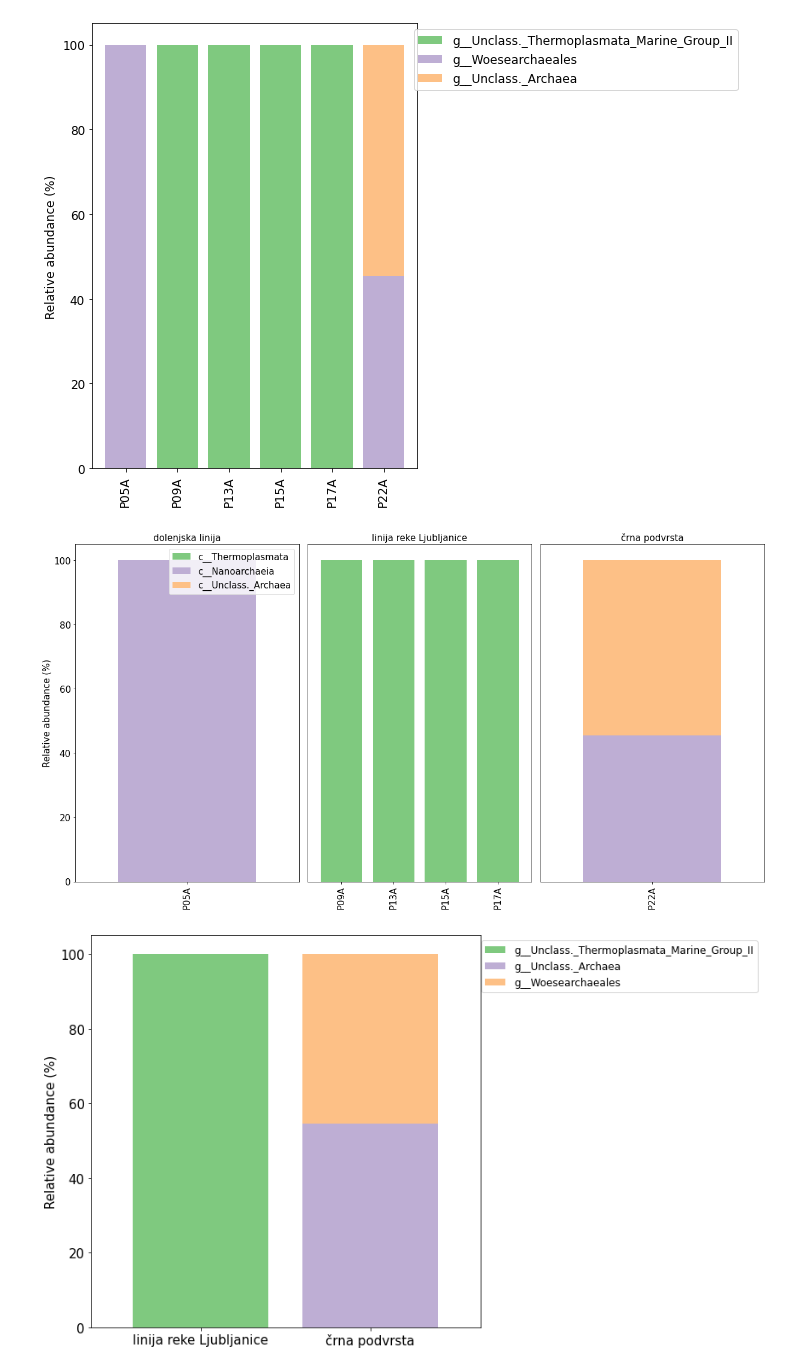
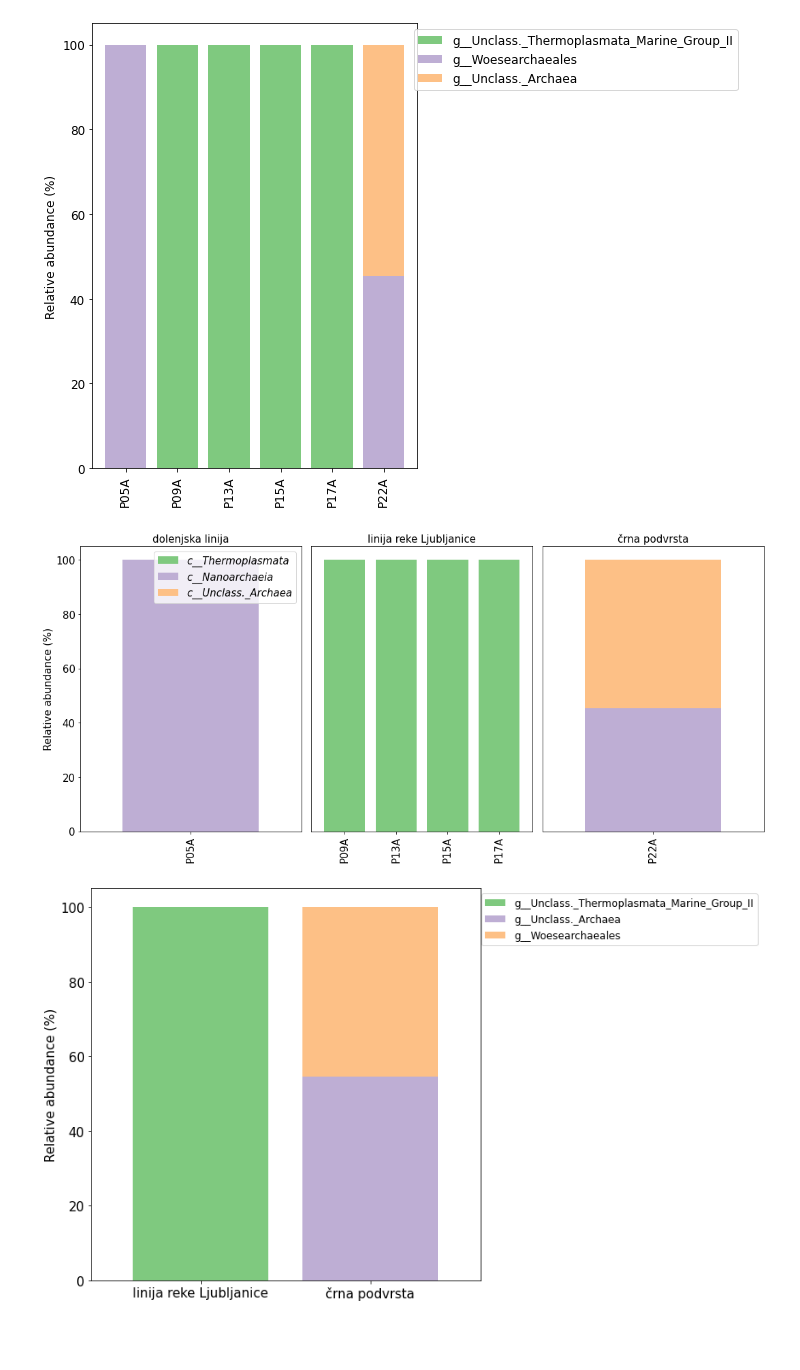
Before and after one commit to nezapajek/proteus-skin-microbiome, a Jupyter notebook: archaea/02_taxonomic-analysis.ipynb, the cells around one changed output. Drawn from its saved outputs; the diff is of its cells as text; code cells hidden in the pictures; blank space fills up the shorter version.

```diff
--- a/archaea/02_taxonomic-analysis.ipynb
+++ b/archaea/02_taxonomic-analysis.ipynb
@@ -451,39 +452,39 @@ plt.savefig('./results/proteus_all_16taxa.png')
 # %% [output]
 [figure]
 # %%
-fig, axes = plt.subplots(1, 3, figsize=(17, 9))
+fig, axes = plt.subplots(1, 3, figsize=(15, 7))
 
 groups = ['dolenjska linija', 'linija reke Ljubljanice', 'črna podvrsta']
 kwargs = dict(level=3, count=8, sort_by_mean2=False)
 
 for i, group in enumerate(groups):
     dokdo.taxa_abundance_bar_plot(
         taxa_bar_plot,
         ax=axes[i],
         include_samples={'population': [group]},
         cmap_name='Accent',
         legend_short=True,
         legend=True if i == 0 else False,
         **kwargs # da razbije dictionary se uporabi **
     )
     if i != 0:
         axes[i].get_yaxis().set_visible(False)
     axes[i].set_title(group)
 
 # custom properties
 for idx, ax in enumerate(axes):
     ax.tick_params(axis='x', labelrotation = 90, labelsize=15)  # reset rotation
     ax.tick_params(axis='y', labelsize=15)
     ax.yaxis.label.set_size(15)
     ax.title.set_size(15)
 
     if idx == 0:
-        ax.legend(fontsize=15)
+        ax.legend(prop={'size': 15, 'style': 'italic'})
 
 plt.tight_layout()
 plt.savefig('./results/proteus_all_populations_archaea.png')
 # %% [output]
-[figure, old version]
+[figure, new version]
 # %%
 fig, [ax1, ax2] = plt.subplots(1, 2, figsize=(12, 7), gridspec_kw={'width_ratios': [9, 1]})
 
```
Also changed, not shown: parts of 8 cells of this notebook, 21 other files.
